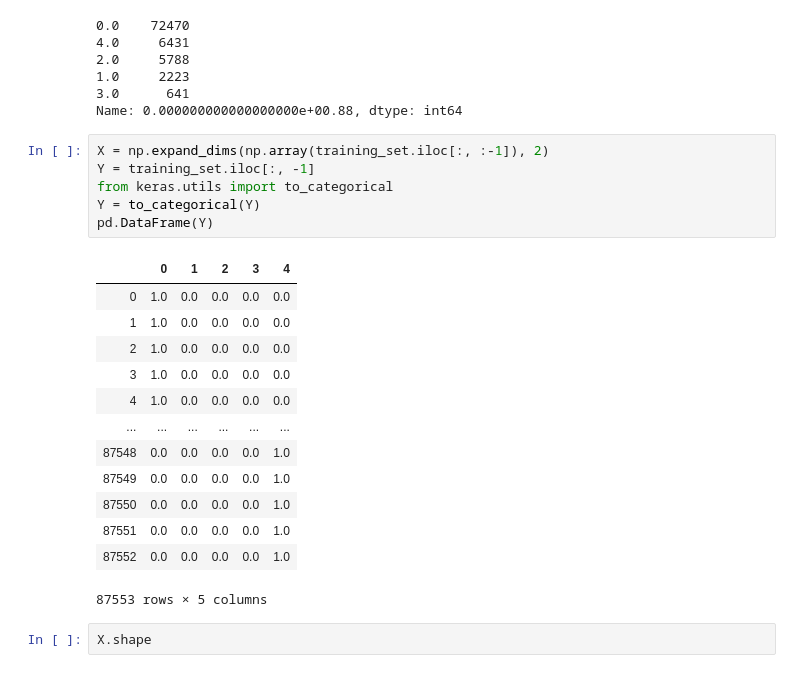
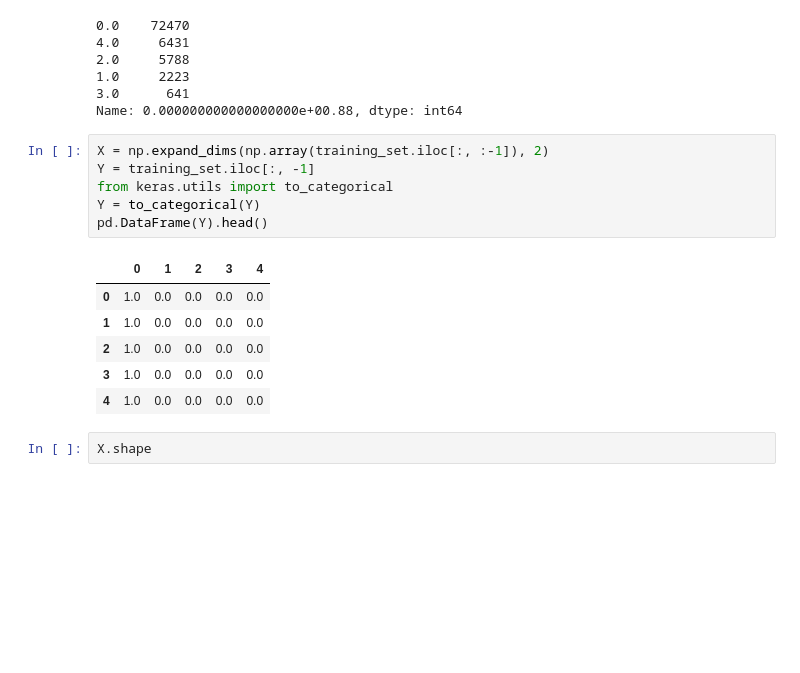
Before and after one commit to vinayjagan03/Research, a Jupyter notebook: heartbeat_classification.ipynb, the cells around one changed output. Saved outputs shown, nothing was run; the diff lists cells and outputs as text; blank space fills up the shorter version.

```diff
--- a/heartbeat_classification.ipynb
+++ b/heartbeat_classification.ipynb
@@ -33,23 +33,16 @@ Name: 0.000000000000000000e+00.88, dtype: int64
 # %%
 X = np.expand_dims(np.array(training_set.iloc[:, :-1]), 2)
 Y = training_set.iloc[:, -1]
 from keras.utils import to_categorical
 Y = to_categorical(Y)
-pd.DataFrame(Y)
+pd.DataFrame(Y).head()
 # %% [output]
 |  | 0 | 1 | 2 | 3 | 4 |
 | 0 | 1.0 | 0.0 | 0.0 | 0.0 | 0.0 |
 | 1 | 1.0 | 0.0 | 0.0 | 0.0 | 0.0 |
 | 2 | 1.0 | 0.0 | 0.0 | 0.0 | 0.0 |
 | 3 | 1.0 | 0.0 | 0.0 | 0.0 | 0.0 |
 | 4 | 1.0 | 0.0 | 0.0 | 0.0 | 0.0 |
-| ... | ... | ... | ... | ... | ... |
-| 87548 | 0.0 | 0.0 | 0.0 | 0.0 | 1.0 |
-| 87549 | 0.0 | 0.0 | 0.0 | 0.0 | 1.0 |
-| 87550 | 0.0 | 0.0 | 0.0 | 0.0 | 1.0 |
-| 87551 | 0.0 | 0.0 | 0.0 | 0.0 | 1.0 |
-| 87552 | 0.0 | 0.0 | 0.0 | 0.0 | 1.0 |
-87553 rows × 5 columns
 # %%
 X.shape
 # %% [output]
```
Also changed, not shown: parts of 11 cells of this notebook.
